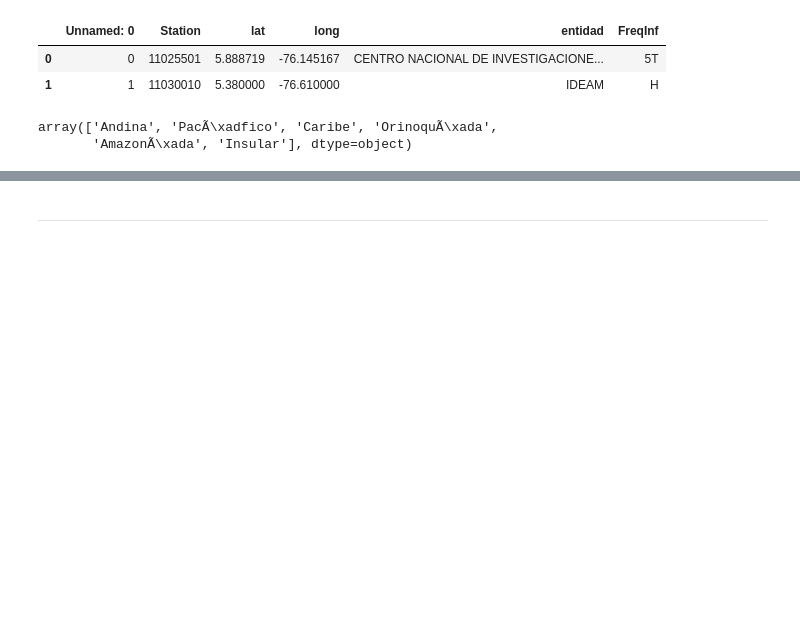
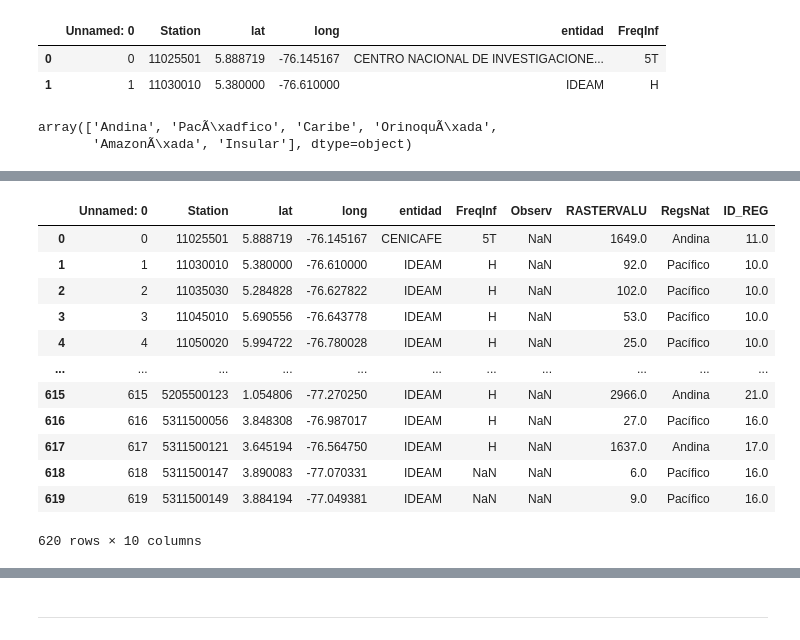
Before and after one commit to paalvarezb72/OE_CTO196-2024, a Jupyter notebook: OE_3_QC_Variables/2_HumedadRelativa/Calculo_LimisFlexibles_HR.ipynb, the cells around one changed output, grey strips where cells are left out. Drawn from its saved outputs; the diff is of its cells as text; code cells hidden in the pictures; blank space fills up the shorter version.

```diff
--- a/OE_3_QC_Variables/2_HumedadRelativa/Calculo_LimisFlexibles_HR.ipynb
+++ b/OE_3_QC_Variables/2_HumedadRelativa/Calculo_LimisFlexibles_HR.ipynb
@@ -209,0 +213,3 @@ dfMoreInfo.to_csv('EMAHR_Allinfo_Replcbl.csv', index=False,encoding='latin-1')
+# %%
+dfAllInf = pd.read_csv('EMAHR_Allinfo_Replcbl.csv', encoding='latin-1', sep=';')
+dfAllInf
@@ -209,0 +247,17 @@ dfMoreInfo.to_csv('EMAHR_Allinfo_Replcbl.csv', index=False,encoding='latin-1')
+# %%
+dfwithACP = pd.merge(dfAllInf, RP_ACP[['Station','ID_REG']], on='Station', how='left')
+dfwithACP
+# %% [output]
+|  | Unnamed: 0 | Station | lat | long | entidad | FreqInf | Observ | RASTERVALU | RegsNat | ID_REG |
+| 0 | 0 | 11025501 | 5.888719 | -76.145167 | CENICAFE | 5T | NaN | 1649.0 | Andina | 11.0 |
+| 1 | 1 | 11030010 | 5.380000 | -76.610000 | IDEAM | H | NaN | 92.0 | Pacífico | 10.0 |
+| 2 | 2 | 11035030 | 5.284828 | -76.627822 | IDEAM | H | NaN | 102.0 | Pacífico | 10.0 |
+| 3 | 3 | 11045010 | 5.690556 | -76.643778 | IDEAM | H | NaN | 53.0 | Pacífico | 10.0 |
+| 4 | 4 | 11050020 | 5.994722 | -76.780028 | IDEAM | H | NaN | 25.0 | Pacífico | 10.0 |
+| ... | ... | ... | ... | ... | ... | ... | ... | ... | ... | ... |
+| 615 | 615 | 5205500123 | 1.054806 | -77.270250 | IDEAM | H | NaN | 2966.0 | Andina | 21.0 |
+| 616 | 616 | 5311500056 | 3.848308 | -76.987017 | IDEAM | H | NaN | 27.0 | Pacífico | 16.0 |
+| 617 | 617 | 5311500121 | 3.645194 | -76.564750 | IDEAM | H | NaN | 1637.0 | Andina | 17.0 |
+| 618 | 618 | 5311500147 | 3.890083 | -77.070331 | IDEAM | NaN | NaN | 6.0 | Pacífico | 16.0 |
+| 619 | 619 | 5311500149 | 3.884194 | -77.049381 | IDEAM | NaN | NaN | 9.0 | Pacífico | 16.0 |
+620 rows × 10 columns
```
Also changed, not shown: parts of 93 cells of this notebook, 1 other file.
